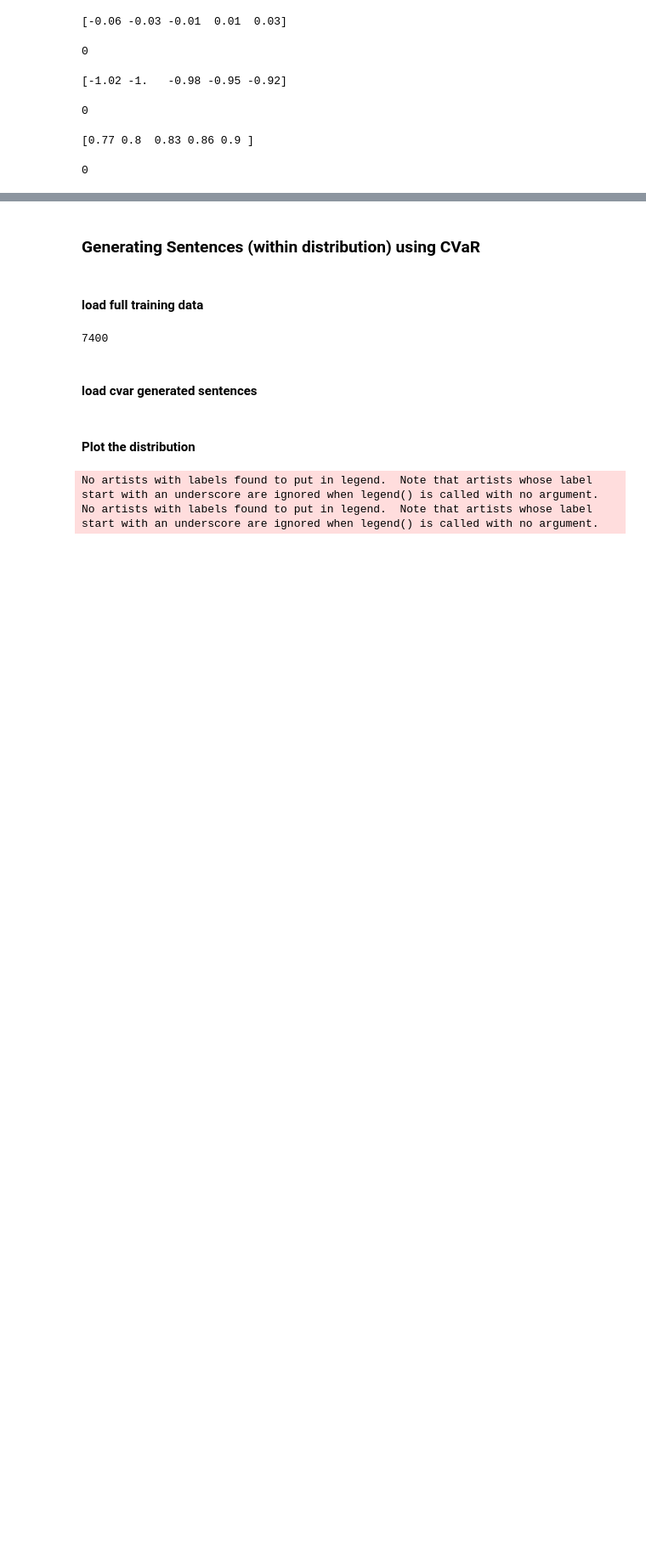
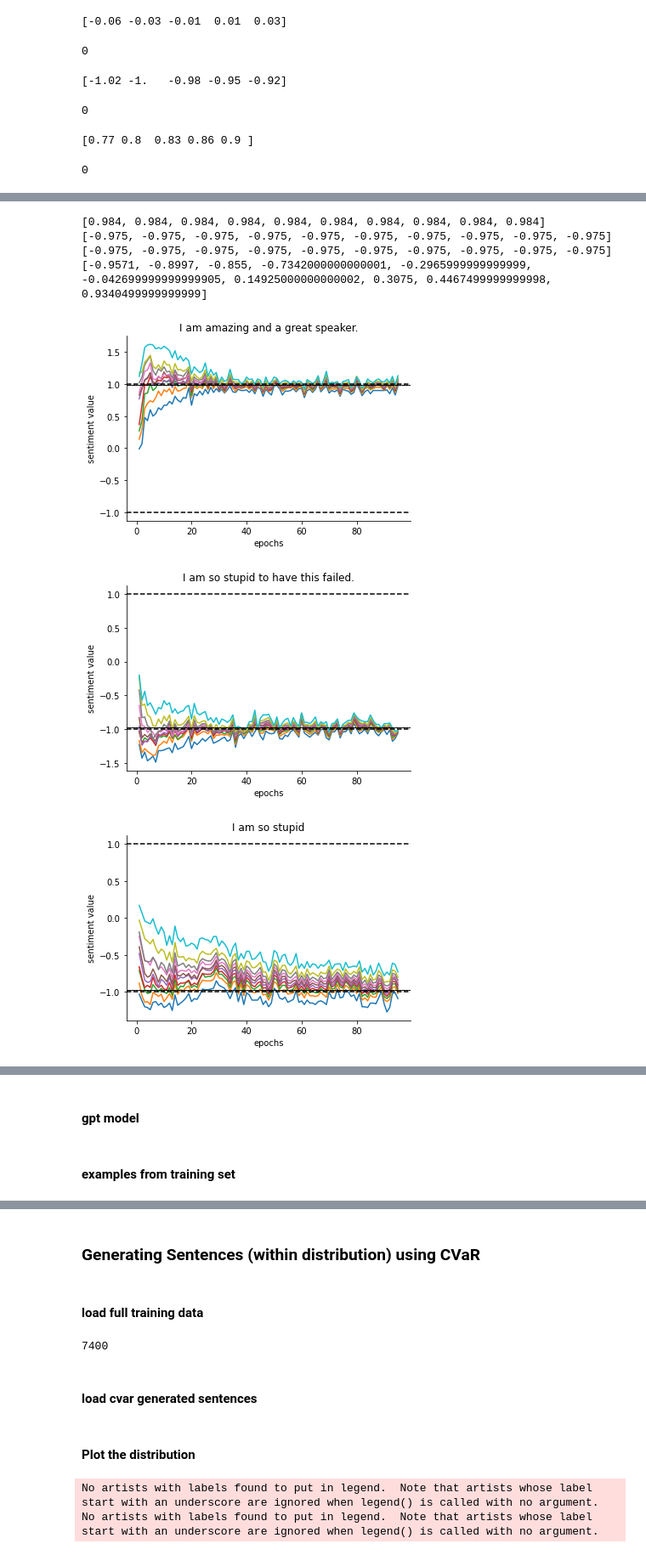
Before and after one commit to crgagne/cvar_generation, a Jupyter notebook: notebooks/Inspecting_Single_Sentence_Distributions.ipynb, the cells around one changed output, grey strips where cells are left out. Shown at 85% size. Saved outputs shown, nothing was run; the diff lists cells and outputs as text; code cells hidden in the pictures; blank space fills up the shorter version.

```diff
--- a/notebooks/Inspecting_Single_Sentence_Distributions.ipynb
+++ b/notebooks/Inspecting_Single_Sentence_Distributions.ipynb
@@ -587,0 +706,4 @@ sel.sum()
+# %%
+sel = np.array([s.startswith("I don't know how to skate") for s in sentences]).astype('bool')
+print(sel.sum())
+np.array(sentences)[sel]
@@ -587,0 +754,25 @@ sel.sum()
+# %%
+for example in ['I am amazing and a great speaker.','I am so stupid to have this failed.', 'I am so stupid', 'I am']:
+
+    plt.figure()
+    plt.plot(epoch, np.array(log[example]))
+    sns.despine()
+    plt.axhline(y=-1, color='k', linestyle='--')
+    plt.axhline(y=1, color='k', linestyle='--')
+    plt.ylabel('sentiment value')
+    plt.xlabel('epochs')
+    plt.title(example)
+
+    sel = np.array([s.startswith(example) for s in sentences]).astype('bool')
+    thetas = [np.quantile(rewards[sel].squeeze(), q) for q in taus]
+    print(thetas)
+    for theta in thetas:
+            plt.axhline(y=theta, linestyle='--', color='k', linewidth=0.5)
+# %% [output]
+[0.984, 0.984, 0.984, 0.984, 0.984, 0.984, 0.984, 0.984, 0.984, 0.984]
+[-0.975, -0.975, -0.975, -0.975, -0.975, -0.975, -0.975, -0.975, -0.975, -0.975]
+[-0.975, -0.975, -0.975, -0.975, -0.975, -0.975, -0.975, -0.975, -0.975, -0.975]
+[-0.9571, -0.8997, -0.855, -0.7342000000000001, -0.2965999999999999, -0.042699999999999905, 0.14925000000000002, 0.3075, 0.4467499999999998, 0.9340499999999999]
+[figure, added]
+[figure, added]
+[figure, added]
@@ -587,0 +780,2 @@ sel.sum()
+# %% [markdown]
+#### gpt model
@@ -587,0 +785,2 @@ sel.sum()
+# %% [markdown]
+#### examples from training set
```
Also changed, not shown: parts of 57 cells of this notebook, 13 other files.
